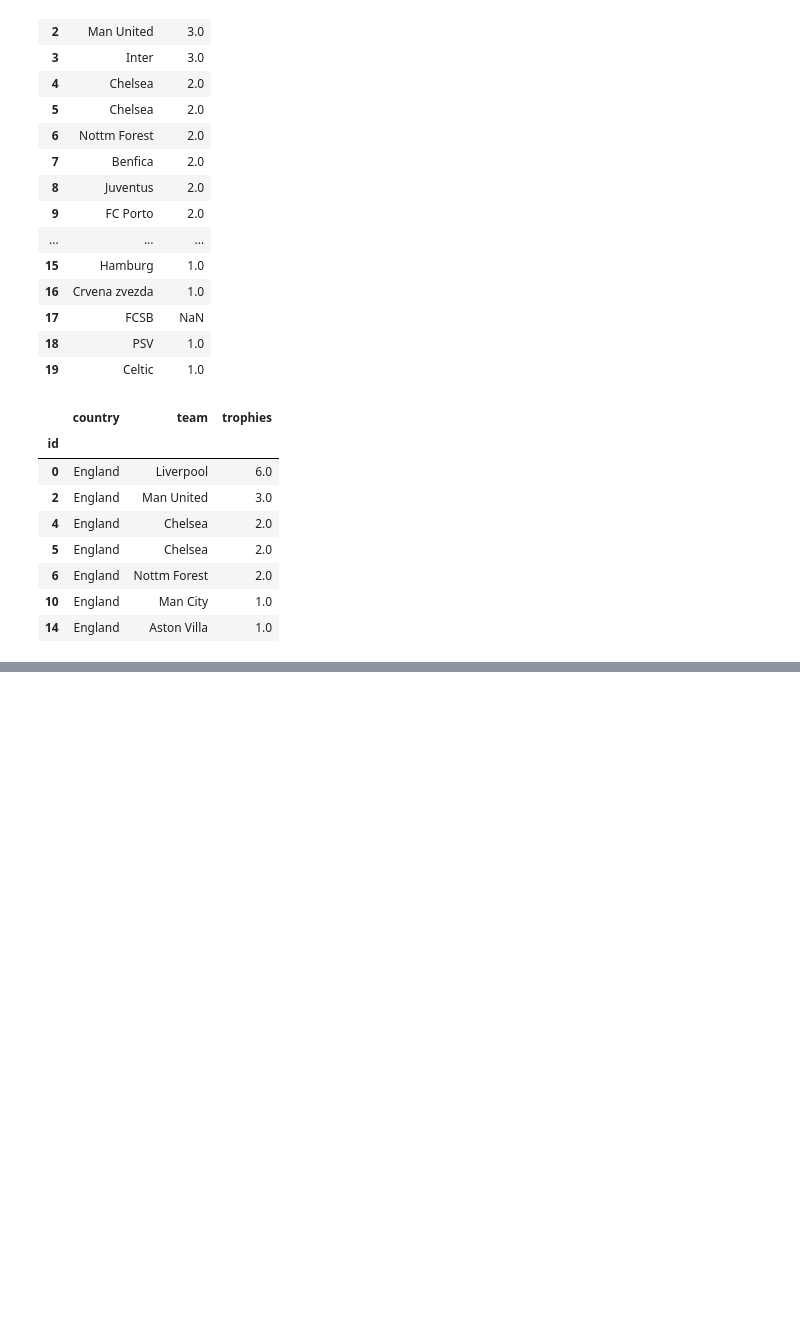
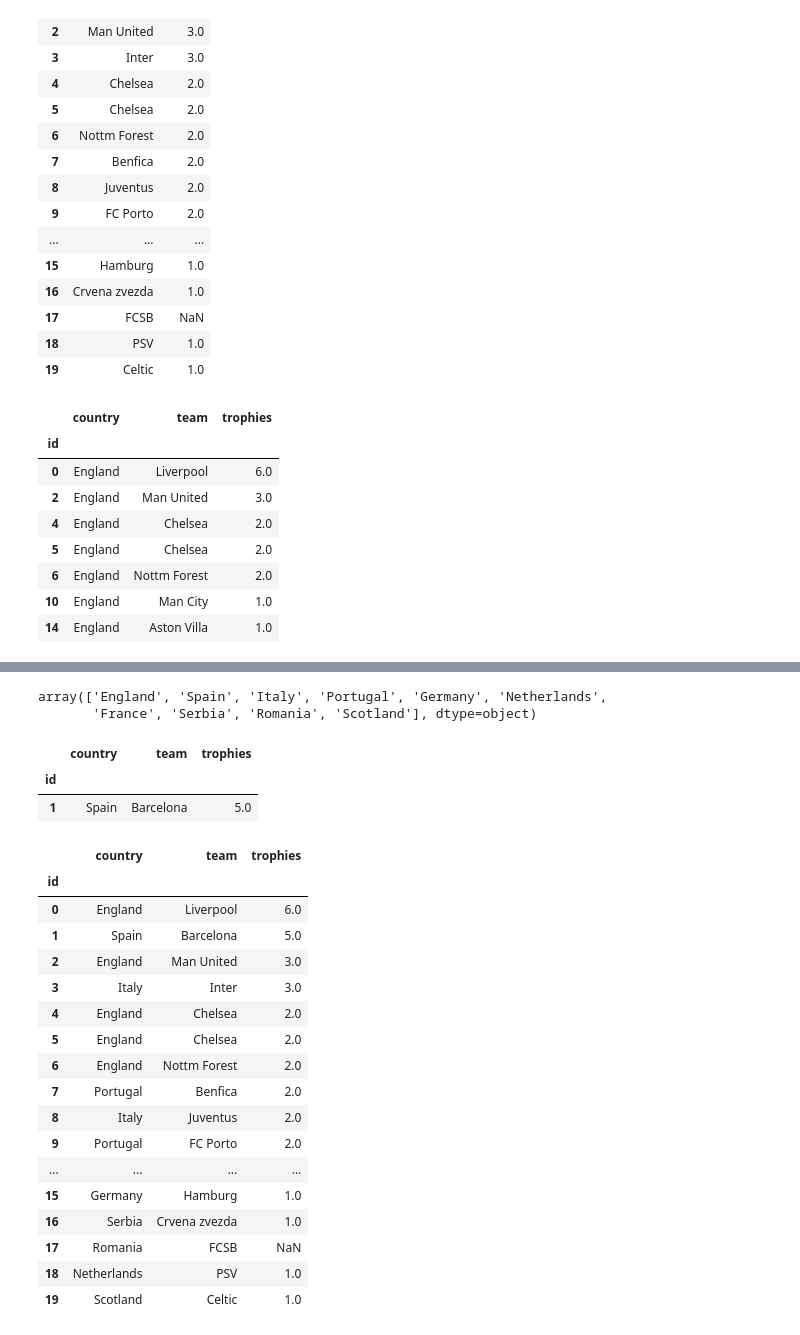
Before and after one commit to sojog/Data-Analysis-and-Processing-using-Python-Link-2026, a Jupyter notebook: Curs4/01.champions_league.ipynb, the cells around one changed output, grey strips where cells are left out. Cells and saved outputs as stored; diff of their text form; code cells hidden in the pictures; blank space fills up the shorter version.

```diff
--- a/Curs4/01.champions_league.ipynb
+++ b/Curs4/01.champions_league.ipynb
@@ -116,0 +208,34 @@ df[df["country"] == "England"]
+# %%
+# 11. Filtrați echipele din „Spania” și afișați-le datele.
+
+df["country"].unique()
+# %% [output]
+array(['England', 'Spain', 'Italy', 'Portugal', 'Germany', 'Netherlands',
+       'France', 'Serbia', 'Romania', 'Scotland'], dtype=object)
+# %%
+df[df["country"] == "Spain"]
+# %% [output]
+|  | country | team | trophies |
+| id |  |  |  |
+| 1 | Spain | Barcelona | 5.0 |
+# %%
+df
+# %% [output]
+|  | country | team | trophies |
+| id |  |  |  |
+| 0 | England | Liverpool | 6.0 |
+| 1 | Spain | Barcelona | 5.0 |
+| 2 | England | Man United | 3.0 |
+| 3 | Italy | Inter | 3.0 |
+| 4 | England | Chelsea | 2.0 |
+| 5 | England | Chelsea | 2.0 |
+| 6 | England | Nottm Forest | 2.0 |
+| 7 | Portugal | Benfica | 2.0 |
+| 8 | Italy | Juventus | 2.0 |
+| 9 | Portugal | FC Porto | 2.0 |
+| ... | ... | ... | ... |
+| 15 | Germany | Hamburg | 1.0 |
+| 16 | Serbia | Crvena zvezda | 1.0 |
+| 17 | Romania | FCSB | NaN |
+| 18 | Netherlands | PSV | 1.0 |
+| 19 | Scotland | Celtic | 1.0 |
```
Also changed, not shown: parts of 37 cells of this notebook, 1 other file.
